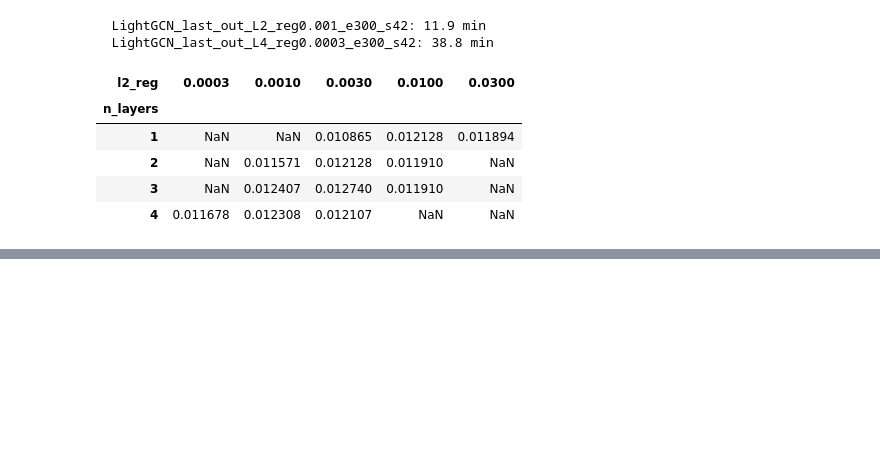
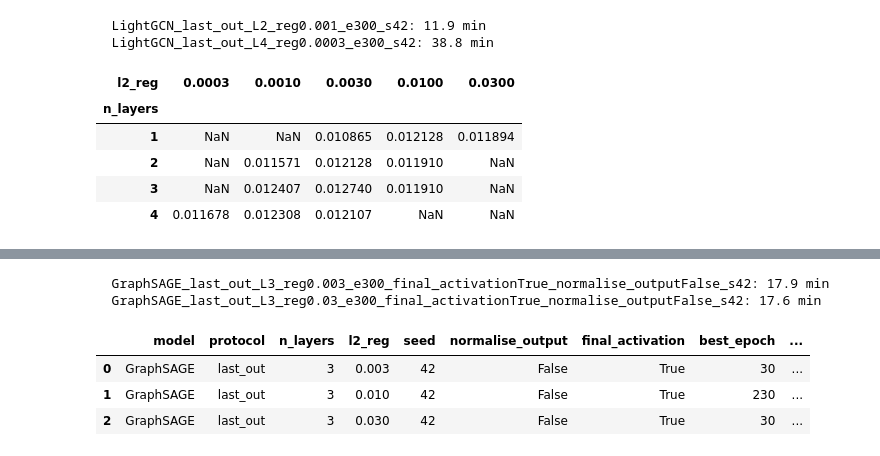
Before and after one commit to ErjonXhani/gnn-recommender-dissertation, a Jupyter notebook: notebooks/10_hyperparameter_tuning.ipynb, the cells around one changed output, grey strips where cells are left out. Cells and saved outputs as stored; diff of their text form; code cells hidden in the pictures; blank space fills up the shorter version.

```diff
--- a/notebooks/10_hyperparameter_tuning.ipynb
+++ b/notebooks/10_hyperparameter_tuning.ipynb
@@ -555,0 +656,14 @@ depth_tuned.pivot(index="n_layers", columns="l2_reg", values="val_ndcg@10")
+# %%
+sage_final = pd.DataFrame([
+    tune_one("GraphSAGE", "last_out", n_layers=3, l2_reg=reg, epochs=300,
+             normalise_output=False, final_activation=True)
+    for reg in [3e-3, 1e-2, 3e-2]
+])
+sage_final
+# %% [output]
+  GraphSAGE_last_out_L3_reg0.003_e300_final_activationTrue_normalise_outputFalse_s42: 17.9 min
+  GraphSAGE_last_out_L3_reg0.03_e300_final_activationTrue_normalise_outputFalse_s42: 17.6 min
+|  | model | protocol | n_layers | l2_reg | seed | normalise_output | final_activation | best_epoch | ... |
+| 0 | GraphSAGE | last_out | 3 | 0.003 | 42 | False | True | 30 | ... |
+| 1 | GraphSAGE | last_out | 3 | 0.010 | 42 | False | True | 230 | ... |
+| 2 | GraphSAGE | last_out | 3 | 0.030 | 42 | False | True | 30 | ... |
```
Also changed, not shown: parts of 9 cells of this notebook, 31 other files.
